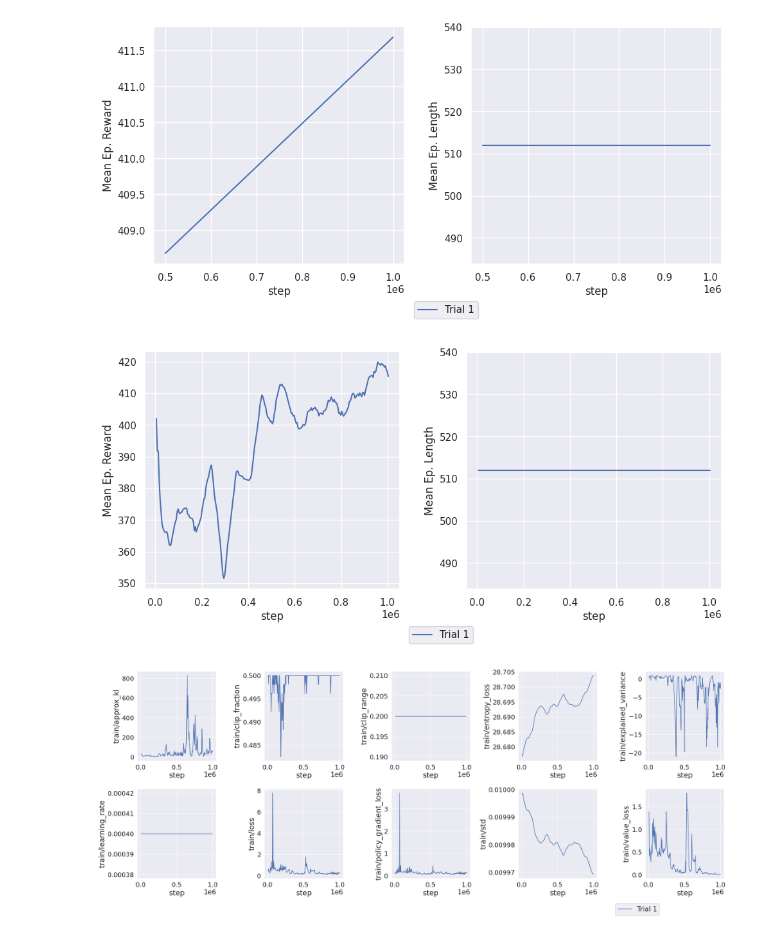
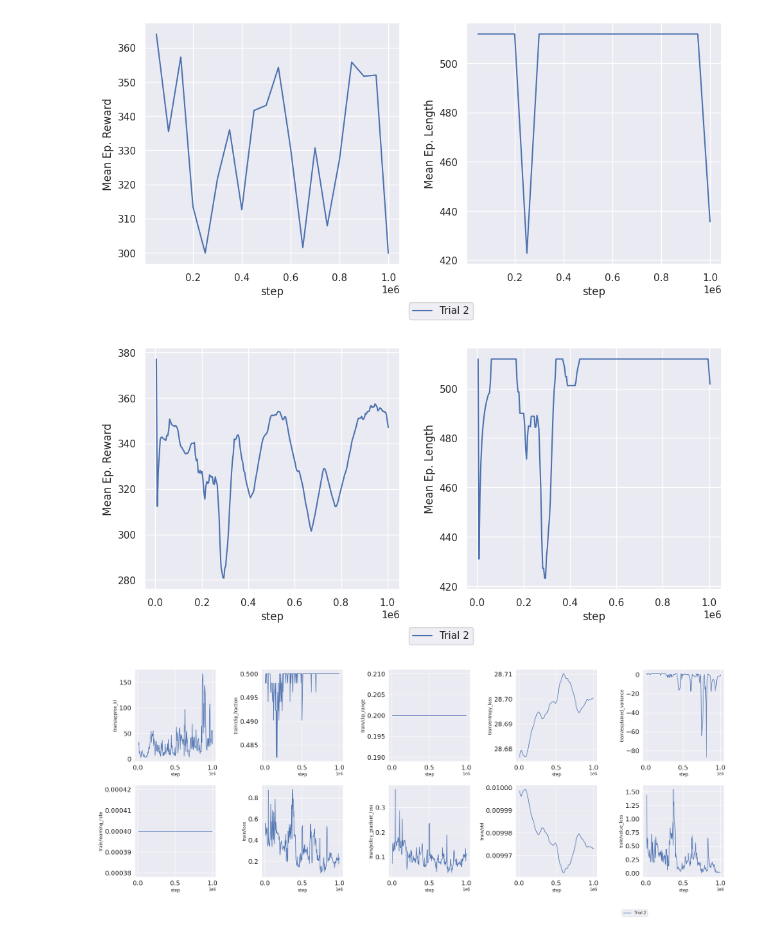
Before and after one commit to iCub-utfsm/rl-icub-manipulation, a Jupyter notebook: rl_icub_dexterous_manipulation/examples/plot_results.ipynb, the cells around one changed output. Cells and saved outputs as stored; diff of their text form; code cells hidden in the pictures.

Commit message:
added results of Test 2

```diff
--- a/rl_icub_dexterous_manipulation/examples/plot_results.ipynb
+++ b/rl_icub_dexterous_manipulation/examples/plot_results.ipynb
@@ -1,7 +1,7 @@
 # %%
 from tbparse import SummaryReader
 # log_dir = "results/stepping/0/2024-07-02_22-03-08"
-log_dir = "log_resuls/1/"
+log_dir = "log_results/1/"
 reader = SummaryReader(log_dir, extra_columns={'dir_name'})
 df = reader.scalars
 print(df)
@@ -23,6 +23,7 @@ print(df)
 # %%
 df['labels'] = None
 df.loc[df['dir_name'] == '2024-11-12_09-20-36', 'labels'] = 'Trial 1'
+df.loc[df['dir_name'] == '2024-11-14_13-42-07', 'labels'] = 'Trial 2'
 df
 # %% [output]
 |  | step | tag | value | dir_name | labels |
@@ -49,8 +50,8 @@ sns.set_theme()
 # Create subplots with legend=False
 fig, axes = plt.subplots(nrows=1, ncols=2, figsize=(10, 5))
 
-df2 = df[df['tag']=='eval/mean_reward']
-df3 = df[df['tag']=='eval/mean_ep_length']
+df2 = df[(df['tag']=='eval/mean_reward') & (df['labels']=='Trial 2')]
+df3 = df[(df['tag']=='eval/mean_ep_length') & (df['labels']=='Trial 2')]
 
 
 sns.lineplot(data=df2, x='step', y='value', hue='labels', ax=axes[0], legend=False, )
@@ -72,18 +73,18 @@ axes[1].legend(handles=handles, labels=labels, ncol=len(labels), loc='lower cent
 plt.tight_layout()
 plt.show()
 
-pdf_path = log_dir + '2024-11-12_09-20-36' + '/imgs/'
+pdf_path = log_dir + '2024-11-14_13-42-07' + '/imgs/'
 os.makedirs(pdf_path, exist_ok=True)
 
 fig.savefig(pdf_path + "evaluation.pdf", bbox_inches='tight', dpi=300, transparent=False)
 # %% [output]
-[figure, old version]
+[figure, new version]
 # %%
 # Create subplots with legend=False
 fig, axes = plt.subplots(nrows=1, ncols=2, figsize=(10, 5))
 
-df2 = df[df['tag']=='rollout/ep_rew_mean']
-df3 = df[df['tag']=='rollout/ep_len_mean']
+df2 = df[(df['tag']=='rollout/ep_rew_mean') & (df['labels']=='Trial 2')]
+df3 = df[(df['tag']=='rollout/ep_len_mean') & (df['labels']=='Trial 2')]
 
 
 sns.lineplot(data=df2, x='step', y='value', hue='labels', ax=axes[0], legend=False, )
@@ -103,9 +104,9 @@ plt.show()
 
 fig.savefig(pdf_path + "rollout.pdf", bbox_inches='tight', dpi=300, transparent=False)
 # %% [output]
-[figure, old version]
+[figure, new version]
 # %%
-df = df[df['tag'].str.contains('train')]
+df = df[(df['tag'].str.contains('train')) & (df['labels']=='Trial 2')]
 
 # Get unique string values of the 'tag' column
 unique_tags = list(df['tag'].unique())
@@ -124,31 +125,31 @@ for i in range(2):
 
 # Adjust spacing between subplots
 plt.subplots_adjust(wspace=0.5, hspace=0.5)  # Adjust horizontal and vertical space
 
 id = 0
 for i in range(2):
     for j in range(5):
         axes[i][j].set_ylabel(unique_tags[id])
         id+=1
 
 # Create a legend for the first subplot
 handles, labels = axes[1][4].get_legend_handles_labels()
 axes[1][4].legend(handles=handles, labels=labels, ncol=len(labels), loc='lower center', bbox_to_anchor=(-0.1, -.45)) #title='Legend'
 
 # change the fontsize
 for i in range(2):
     for j in range(5):
         axes[i][j].tick_params(axis='x', labelsize=18)
         axes[i][j].tick_params(axis='y', labelsize=18)
 
 # fig.suptitle(' PPO Training ', fontsize=15)
 
 # Setting the font size
 sns.set_theme(font_scale=1.7)
 
 plt.tight_layout()
 plt.show()
 
 fig.savefig(pdf_path + "net_training.pdf", bbox_inches='tight', dpi=300, transparent=False)
 # %% [output]
-[figure, old version]
+[figure, new version]
```
Also changed, not shown: parts of 2 cells of this notebook, 12 other files.
